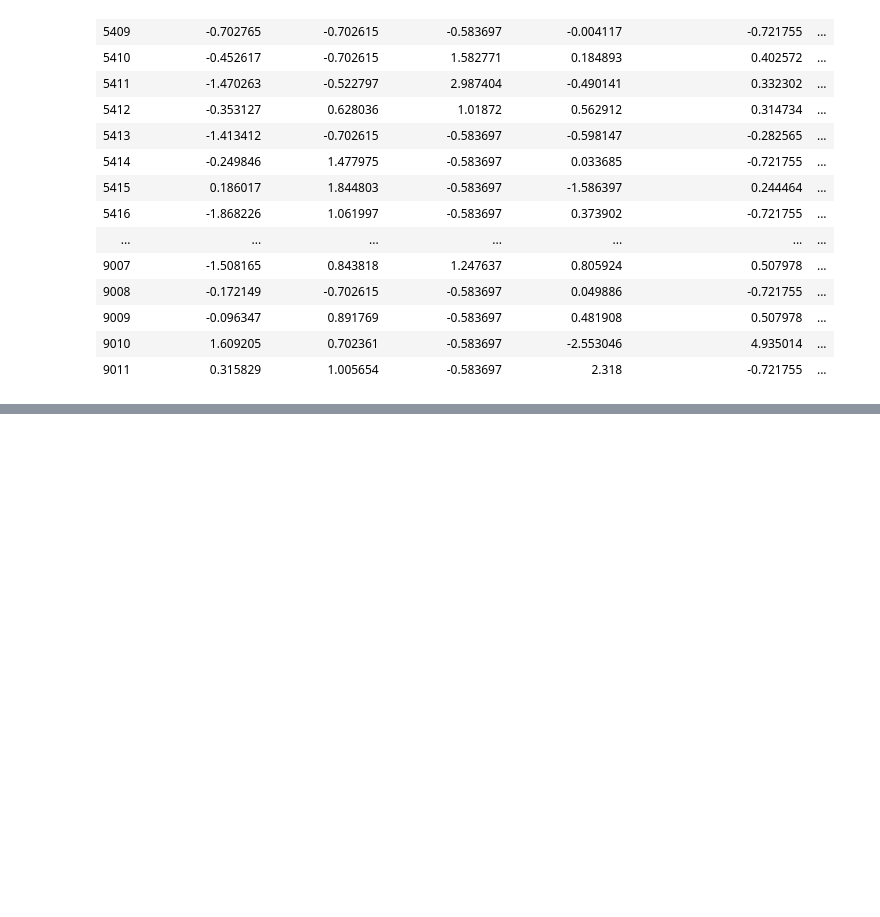
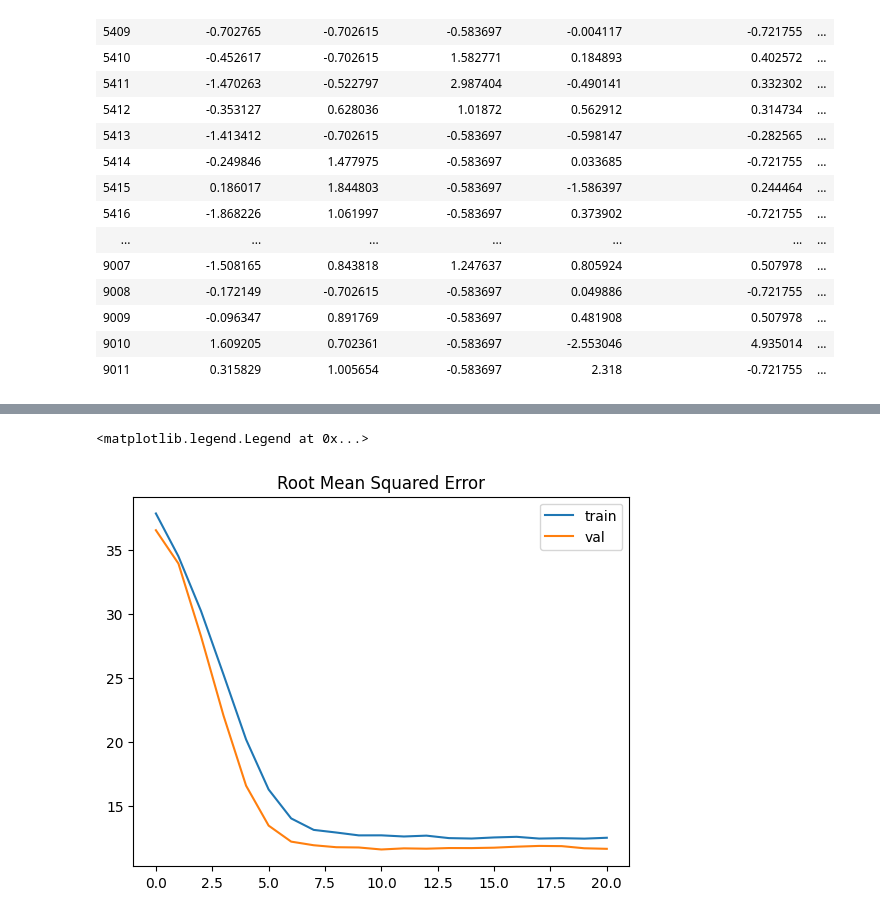
Before and after one commit to kurazu/kaggle-playground, a Jupyter notebook: s03e09/Model.ipynb, the cells around one changed output, grey strips where cells are left out. Drawn from its saved outputs; the diff is of its cells as text; code cells hidden in the pictures; blank space fills up the shorter version.

```diff
--- a/s03e09/Model.ipynb
+++ b/s03e09/Model.ipynb
@@ -171,0 +311,8 @@ shape: (3605, 9)
+# %%
+plt.plot(history.history['root_mean_squared_error'], label='train')
+plt.plot(history.history['val_root_mean_squared_error'], label='val')
+plt.title('Root Mean Squared Error')
+plt.legend()
+# %% [output]
+<matplotlib.legend.Legend at 0x...>
+[figure, added]
```
Also changed, not shown: parts of 23 cells of this notebook, 1 other file.
